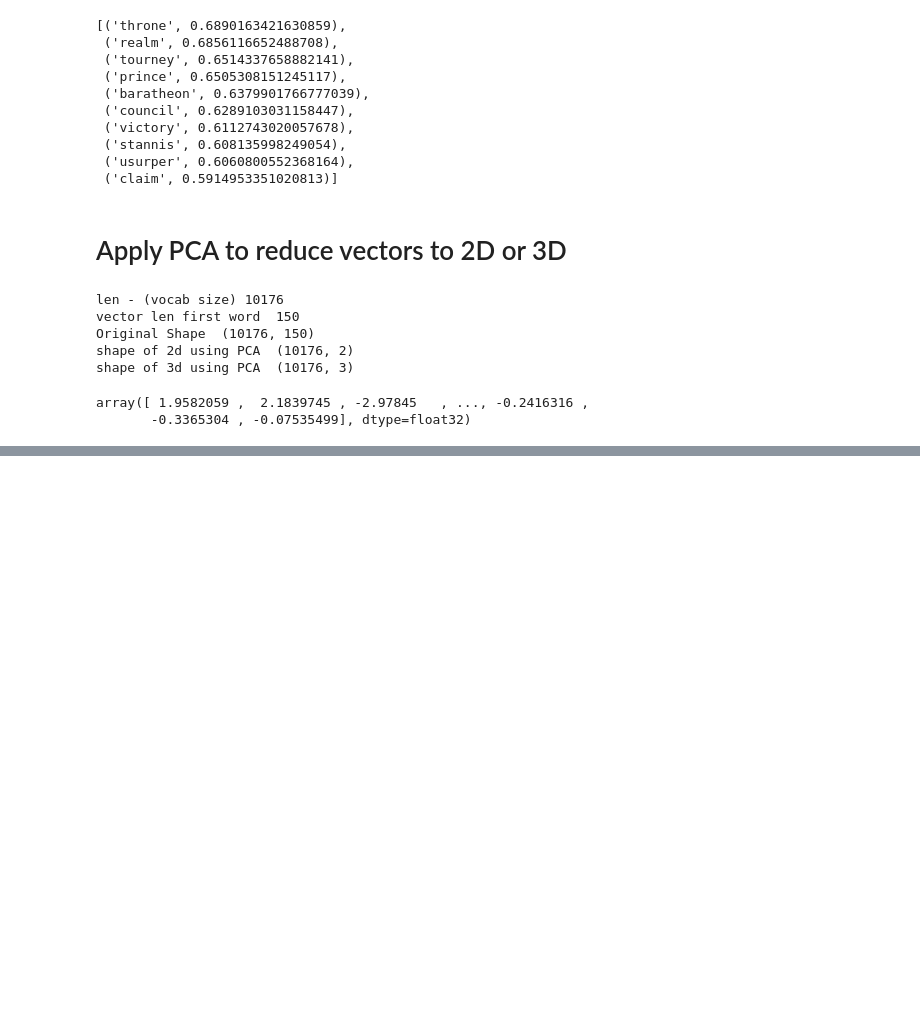
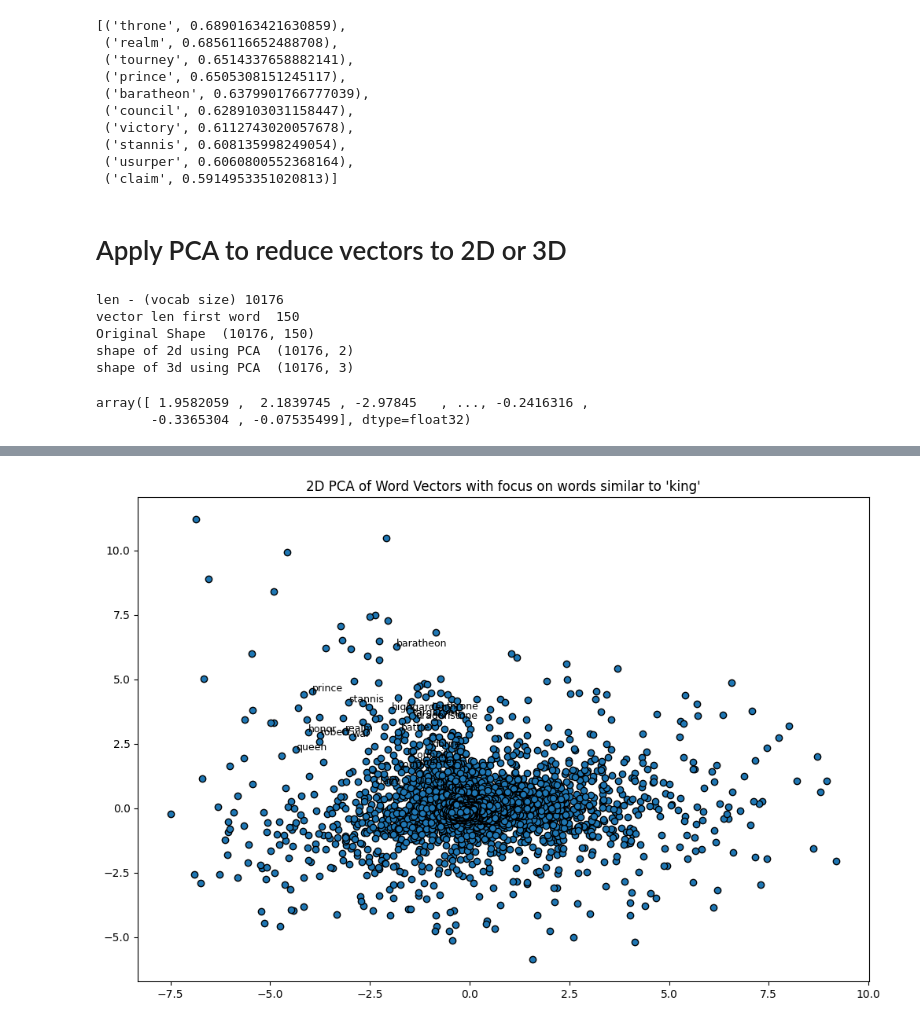
Before and after one commit to VenkyJishu/GenAI, a Jupyter notebook: Embedding_Techniques/word2vec_custom.ipynb, the cells around one changed output, grey strips where cells are left out. Saved outputs shown, nothing was run; the diff lists cells and outputs as text; code cells hidden in the pictures; blank space fills up the shorter version.

```diff
--- a/Embedding_Techniques/word2vec_custom.ipynb
+++ b/Embedding_Techniques/word2vec_custom.ipynb
@@ -229,0 +230,21 @@ plt.show()
+# %%
+word="king"
+
+similar_words = gensim_word2vec_model.wv.most_similar(word,topn=20)
+
+
+# Find corresponding indices in the reduced_vectors
+indices = [words.index(similar_word[0]) for similar_word in similar_words]
+
+# Plot the most similar words to King
+plt.figure(figsize=(12,8))
+plt.scatter(two_dimension_vectors[:,0],two_dimension_vectors[:,1],edgecolors='k',marker='o')
+
+# Annotate only for the selected words
+for i in indices:
+    plt.annotate(words[i],(two_dimension_vectors[i,0],two_dimension_vectors[i,1]),fontsize=9)
+
+plt.title(f"2D PCA of Word Vectors with focus on words similar to '{word}'")
+plt.show()
+# %% [output]
+[figure, added]
```
Also changed, not shown: parts of 4 cells of this notebook.
